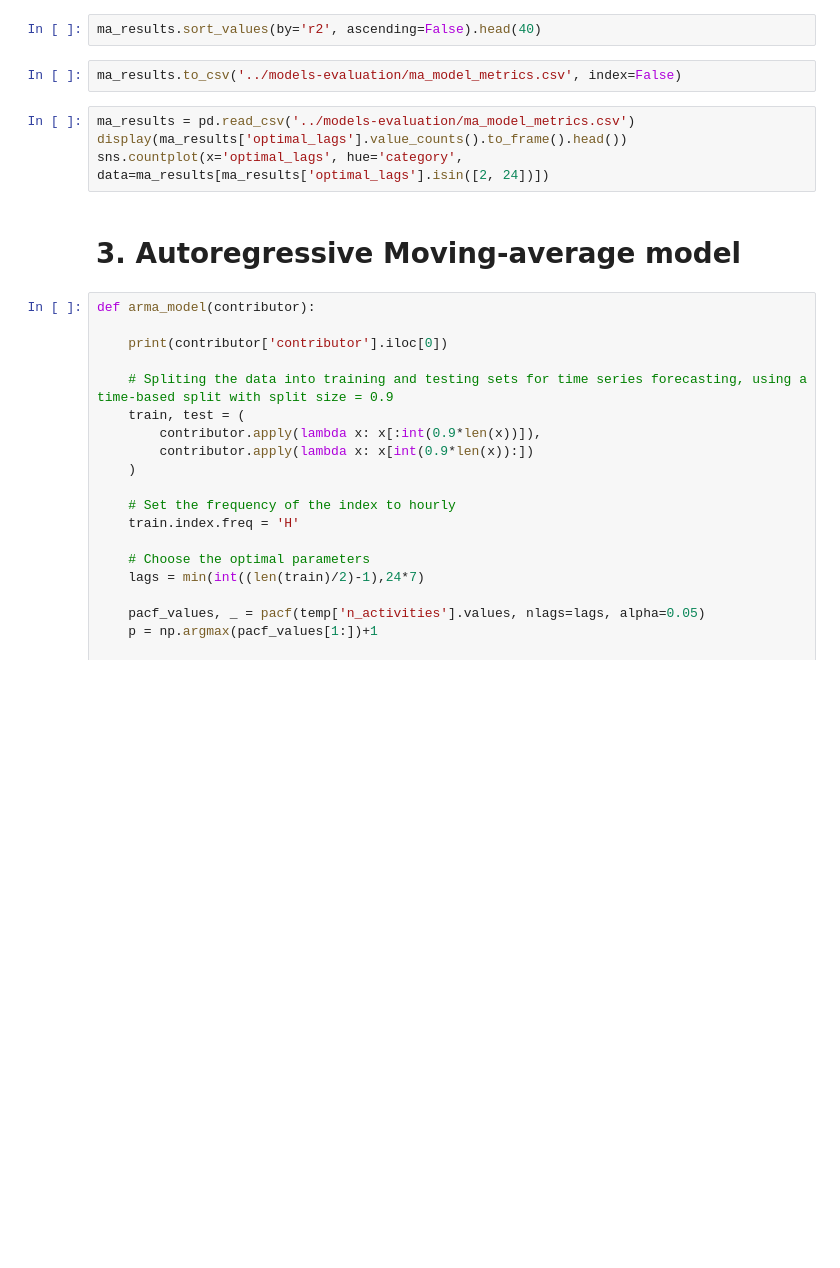
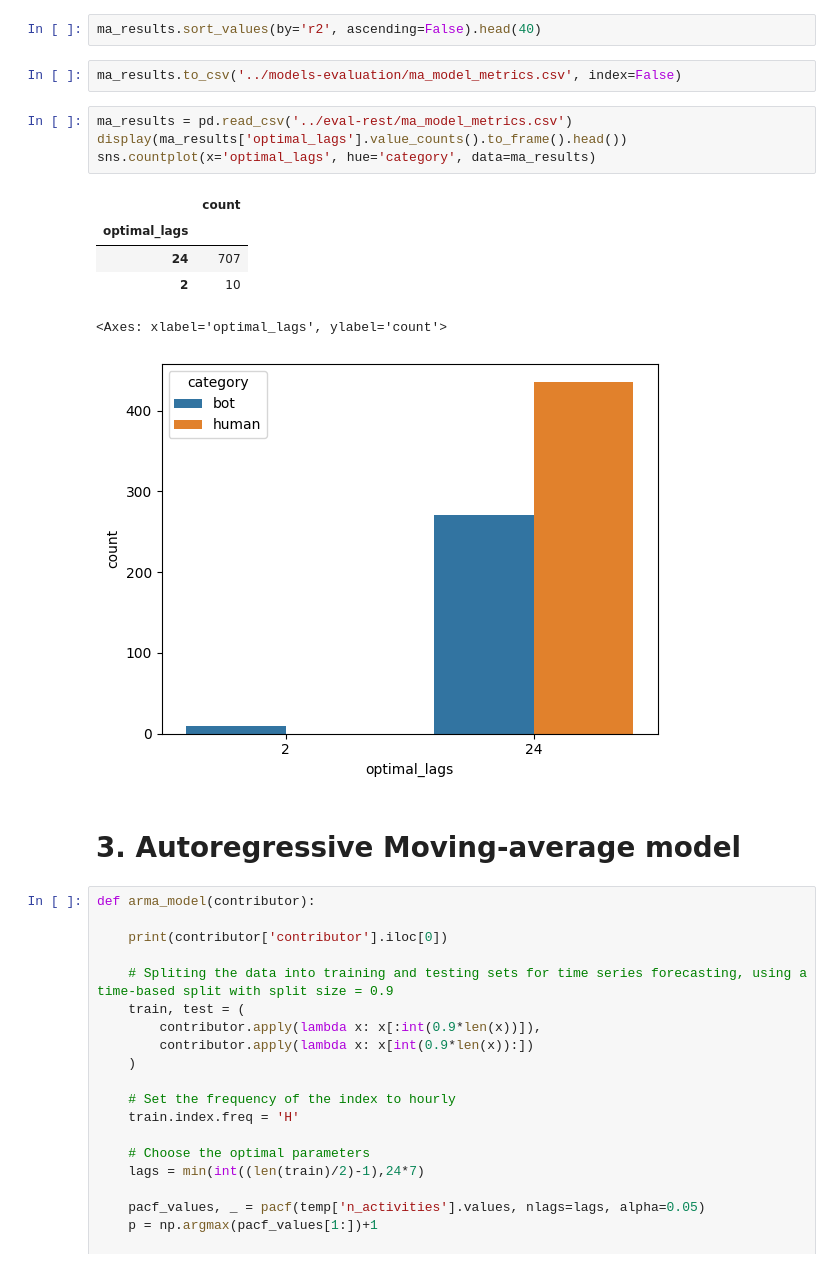
Before and after one commit to uhourri/GH-Bots-API, a Jupyter notebook: code/Models comparing using time sequences.ipynb, the cells around one changed output. Saved outputs shown, nothing was run; the diff lists cells and outputs as text; blank space fills up the shorter version.

```diff
--- a/code/Models comparing using time sequences.ipynb
+++ b/code/Models comparing using time sequences.ipynb
@@ -268,9 +268,16 @@ ma_results.sort_values(by='r2', ascending=False).head(40)
 # %%
 ma_results.to_csv('../models-evaluation/ma_model_metrics.csv', index=False)
 # %%
-ma_results = pd.read_csv('../models-evaluation/ma_model_metrics.csv')
+ma_results = pd.read_csv('../eval-rest/ma_model_metrics.csv')
 display(ma_results['optimal_lags'].value_counts().to_frame().head())
-sns.countplot(x='optimal_lags', hue='category', data=ma_results[ma_results['optimal_lags'].isin([2, 24])])
+sns.countplot(x='optimal_lags', hue='category', data=ma_results)
+# %% [output]
+|  | count |
+| optimal_lags |  |
+| 24 | 707 |
+| 2 | 10 |
+<Axes: xlabel='optimal_lags', ylabel='count'>
+[figure, added]
 # %% [markdown]
 # 3. Autoregressive Moving-average model
 # %%
```
Also changed, not shown: parts of 5 cells of this notebook, 3 other files.
